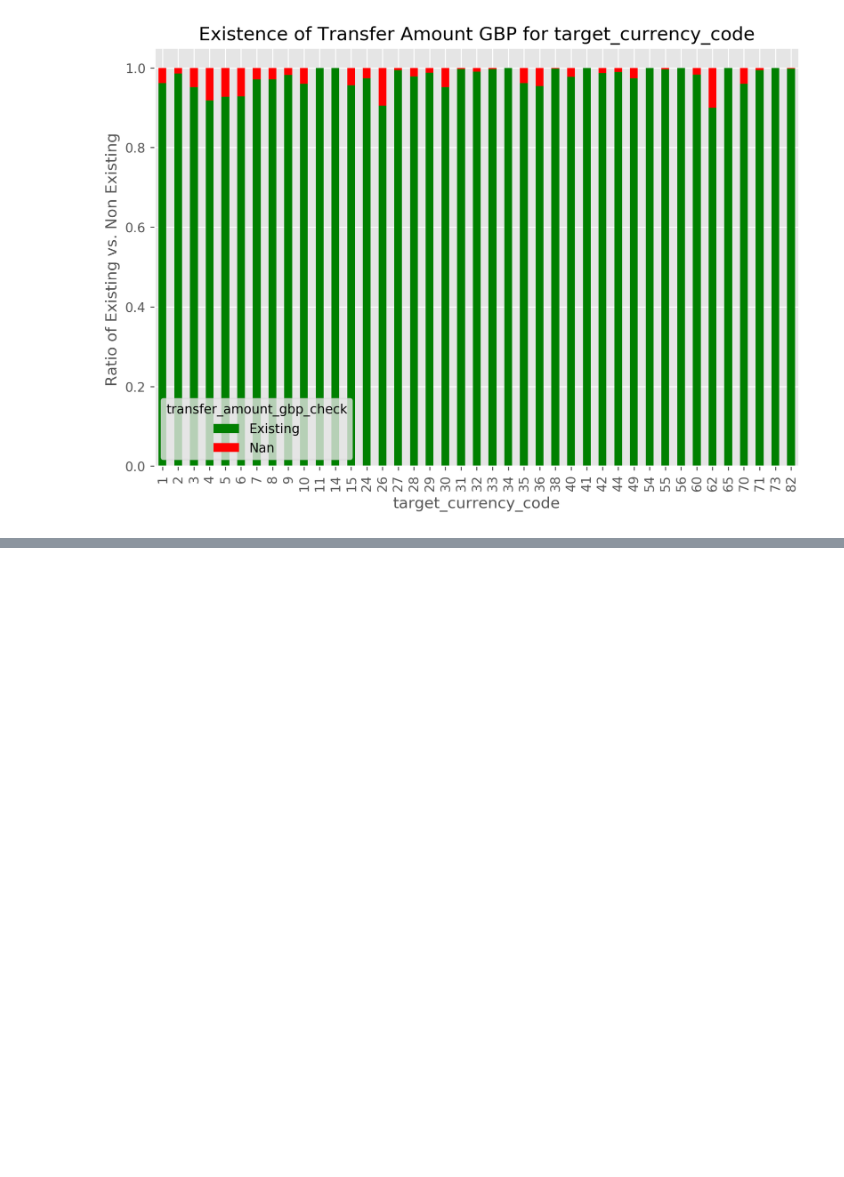
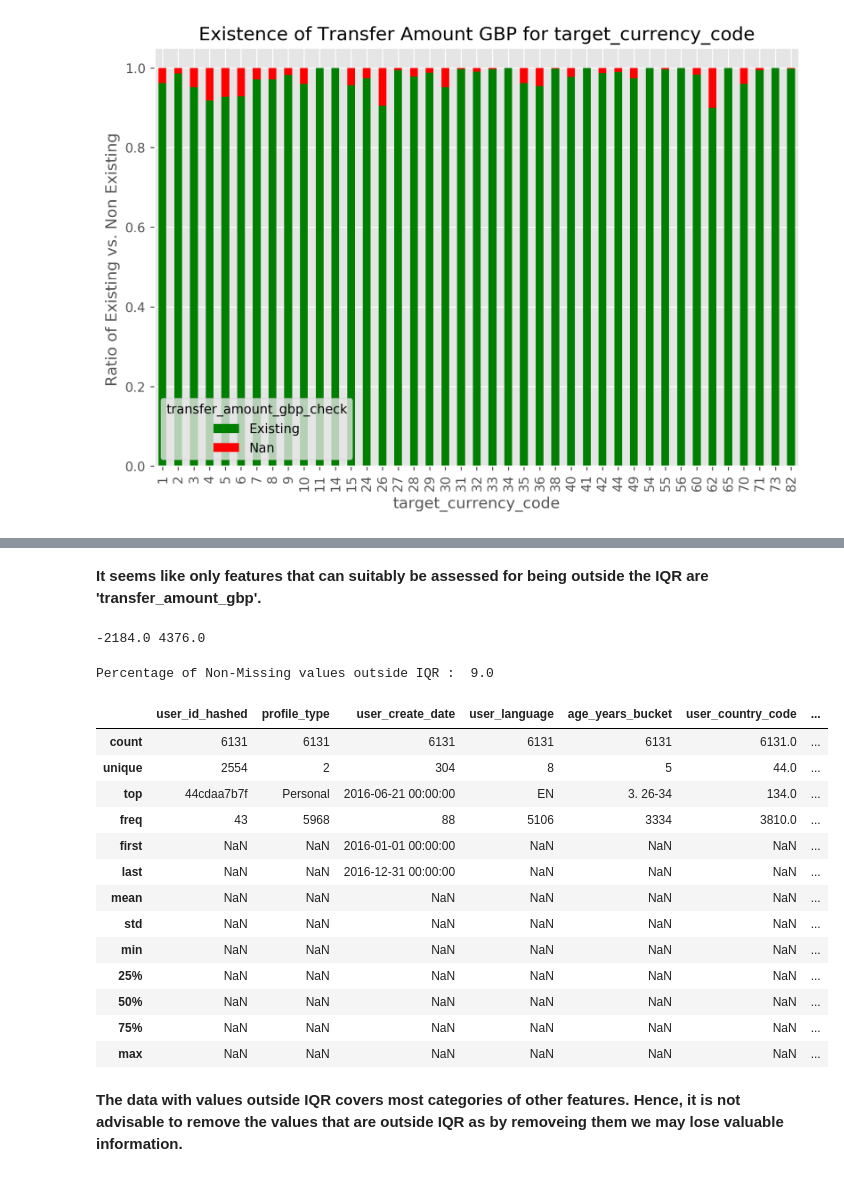
Before and after one commit to abdul0214/TransferwiseDataScience, a Jupyter notebook: Task 1.ipynb, the cells around one changed output, grey strips where cells are left out. Cells and saved outputs as stored; diff of their text form; code cells hidden in the pictures; blank space fills up the shorter version.

```diff
--- a/Task 1.ipynb
+++ b/Task 1.ipynb
@@ -251,4 +257,4 @@ plot_1(dataset,"target_currency_code")
 # %%
-numeric_dataset = dataset.select_dtypes(include=['int','float']).columns.values.tolist()
-numeric_dataset.columns
+numeric_dataset = dataset.select_dtypes(include=['int','float'])
+numeric_dataset
 # %% [output]
@@ -256,3 +274,5 @@ AttributeError: 'list' object has no attribute 'columns'
+# %% [markdown]
+**It seems like only features that can suitably be assessed for being outside the IQR are 'transfer_amount_gbp'.**
 # %%
 datacolumn=numeric_dataset.transfer_amount_gbp
 sorted(datacolumn)
@@ -261,4 +281,6 @@ IQR = Q3 - Q1
 lower_range = Q1 - (1.5 * IQR)
 upper_range = Q3 + (1.5 * IQR)
 print(lower_range,upper_range)
+# %% [output]
+-2184.0 4376.0
 # %%
@@ -270,0 +288,25 @@ dataset[(dataset.user_language == 'JA')].describe()
+# %%
+print("\n\nPercentage of Non-Missing values outside IQR : ",round(len(data_outside_IQR)/dataset['transfer_amount_gbp'].notnull().sum(),4)*100)
+# %% [output]
+Percentage of Non-Missing values outside IQR :  9.0
+# %%
+data_outside_IQR=dataset[(dataset.transfer_amount_gbp < lower_range) | (dataset.transfer_amount_gbp > upper_range)]
+# %%
+data_outside_IQR.describe(include='all')
+# %% [output]
+|  | user_id_hashed | profile_type | user_create_date | user_language | age_years_bucket | user_country_code | ... |
+| count | 6131 | 6131 | 6131 | 6131 | 6131 | 6131.0 | ... |
+| unique | 2554 | 2 | 304 | 8 | 5 | 44.0 | ... |
+| top | 44cdaa7b7f | Personal | 2016-06-21 00:00:00 | EN | 3. 26-34 | 134.0 | ... |
+| freq | 43 | 5968 | 88 | 5106 | 3334 | 3810.0 | ... |
+| first | NaN | NaN | 2016-01-01 00:00:00 | NaN | NaN | NaN | ... |
+| last | NaN | NaN | 2016-12-31 00:00:00 | NaN | NaN | NaN | ... |
+| mean | NaN | NaN | NaN | NaN | NaN | NaN | ... |
+| std | NaN | NaN | NaN | NaN | NaN | NaN | ... |
+| min | NaN | NaN | NaN | NaN | NaN | NaN | ... |
+| 25% | NaN | NaN | NaN | NaN | NaN | NaN | ... |
+| 50% | NaN | NaN | NaN | NaN | NaN | NaN | ... |
+| 75% | NaN | NaN | NaN | NaN | NaN | NaN | ... |
+| max | NaN | NaN | NaN | NaN | NaN | NaN | ... |
+# %% [markdown]
+**The data with values outside IQR covers most categories of other features. Hence, it is not advisable to remove the values that are outside IQR as by removeing them we may lose valuable information.**
```
Also changed, not shown: parts of 8 cells of this notebook.
